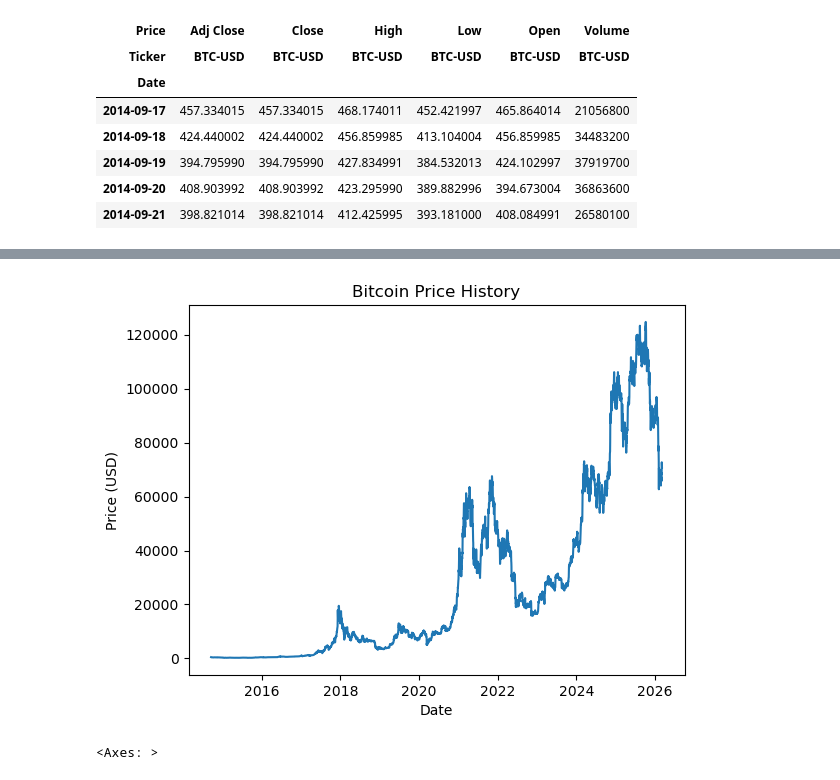
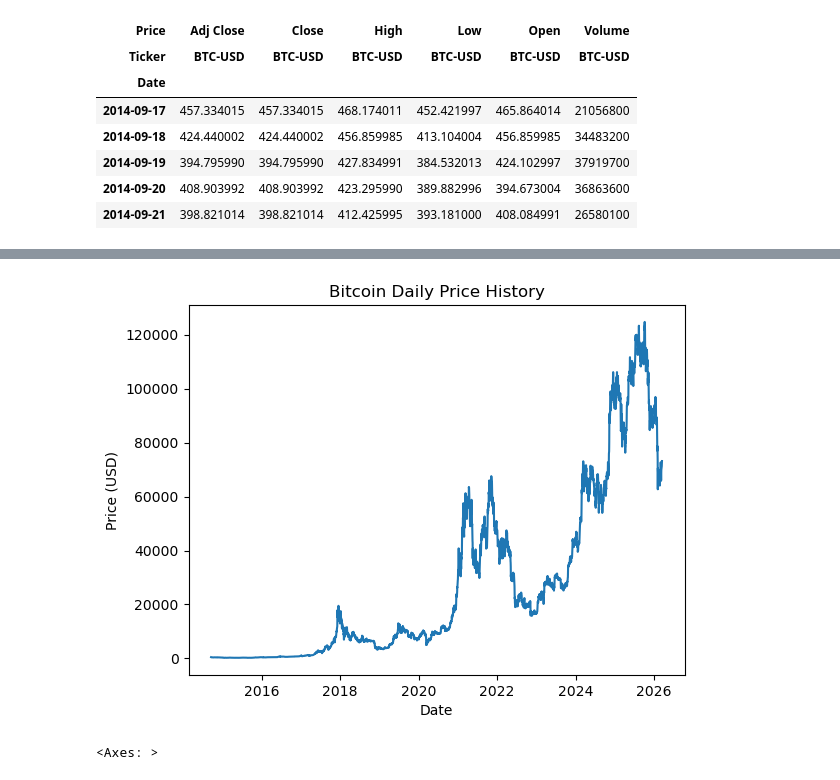
Before and after one commit to Guillaume-melis/Bictoin_price_modelisation, a Jupyter notebook: data_analysis.ipynb, the cells around one changed output, grey strips where cells are left out. Drawn from its saved outputs; the diff is of its cells as text; code cells hidden in the pictures.

```diff
--- a/data_analysis.ipynb
+++ b/data_analysis.ipynb
@@ -57,12 +57,12 @@ btc.tail()
 # %%
 plt.figure()
 plt.plot(btc["Close"])
-plt.title("Bitcoin Price History")
+plt.title("Bitcoin Daily Price History")
 plt.xlabel("Date")
 plt.ylabel("Price (USD)")
 plt.show()
 # %% [output]
-[figure, old version]
+[figure, new version]
 # %%
 btc["log_return"] = (btc["Close"] / btc["Close"].shift(1)).apply(lambda x: np.log(x))
 btc["return"] = btc["Close"].pct_change()
```
Also changed, not shown: parts of 6 cells of this notebook.
